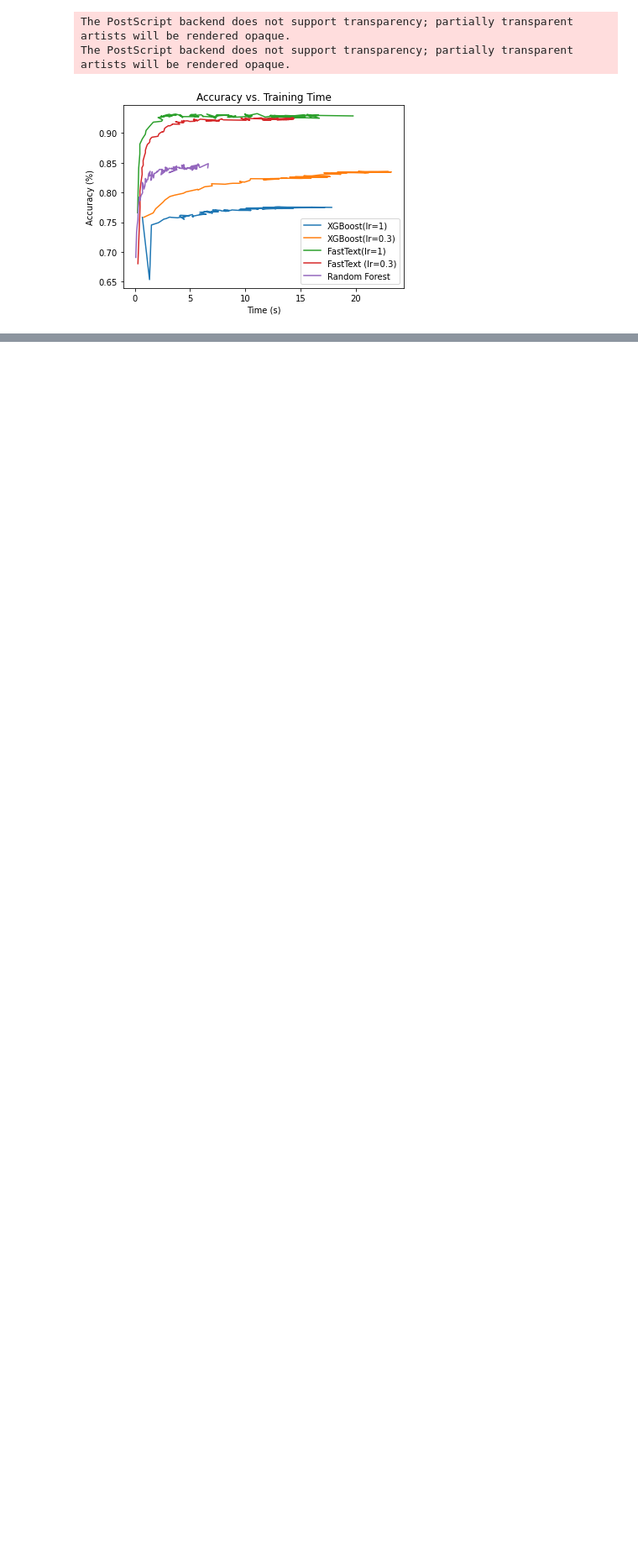
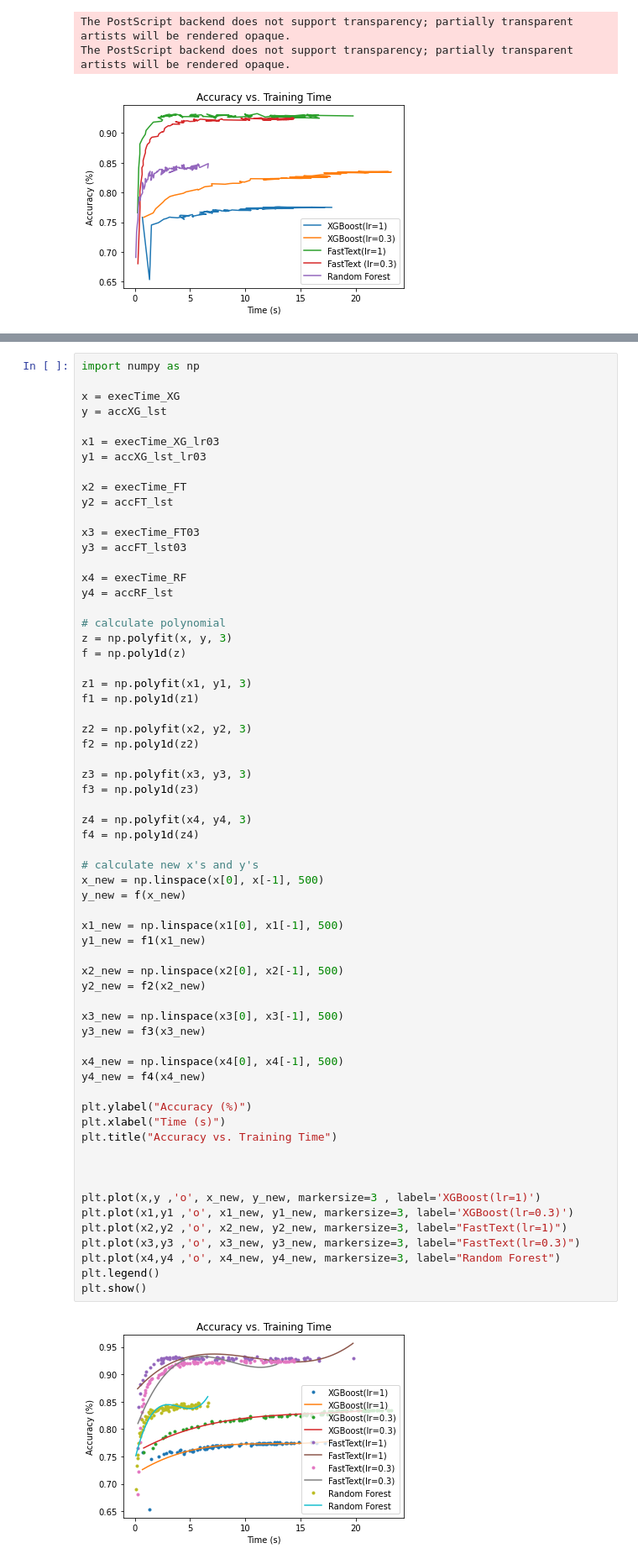
Before and after one commit to gennsev/tclass, a Jupyter notebook: Notebooks/Execution Time fastText & XGBoost.ipynb, the cells around one changed output, grey strips where cells are left out. Shown at 84% size. Drawn from its saved outputs; the diff is of its cells as text; blank space fills up the shorter version.

```diff
--- a/Notebooks/Execution Time fastText & XGBoost.ipynb
+++ b/Notebooks/Execution Time fastText & XGBoost.ipynb
@@ -363,0 +381,65 @@ The PostScript backend does not support transparency; partially transparent arti
+# %%
+import numpy as np
+
+x = execTime_XG
+y = accXG_lst
+
+x1 = execTime_XG_lr03
+y1 = accXG_lst_lr03
+
+x2 = execTime_FT
+y2 = accFT_lst
+
+x3 = execTime_FT03
+y3 = accFT_lst03
+
+x4 = execTime_RF
+y4 = accRF_lst
+
+# calculate polynomial
+z = np.polyfit(x, y, 3)
+f = np.poly1d(z)
+
+z1 = np.polyfit(x1, y1, 3)
+f1 = np.poly1d(z1)
+
+z2 = np.polyfit(x2, y2, 3)
+f2 = np.poly1d(z2)
+
+z3 = np.polyfit(x3, y3, 3)
+f3 = np.poly1d(z3)
+
+z4 = np.polyfit(x4, y4, 3)
+f4 = np.poly1d(z4)
+
+# calculate new x's and y's
+x_new = np.linspace(x[0], x[-1], 500)
+y_new = f(x_new)
+
+x1_new = np.linspace(x1[0], x1[-1], 500)
+y1_new = f1(x1_new)
+
+x2_new = np.linspace(x2[0], x2[-1], 500)
+y2_new = f2(x2_new)
+
+x3_new = np.linspace(x3[0], x3[-1], 500)
+y3_new = f3(x3_new)
+
+x4_new = np.linspace(x4[0], x4[-1], 500)
+y4_new = f4(x4_new)
+
+plt.ylabel("Accuracy (%)")
+plt.xlabel("Time (s)")
+plt.title("Accuracy vs. Training Time")
+
+
+
+plt.plot(x,y ,'o', x_new, y_new, markersize=3 , label='XGBoost(lr=1)')
+plt.plot(x1,y1 ,'o', x1_new, y1_new, markersize=3, label='XGBoost(lr=0.3)')
+plt.plot(x2,y2 ,'o', x2_new, y2_new, markersize=3, label="FastText(lr=1)")
+plt.plot(x3,y3 ,'o', x3_new, y3_new, markersize=3, label="FastText(lr=0.3)")
+plt.plot(x4,y4 ,'o', x4_new, y4_new, markersize=3, label="Random Forest")
+plt.legend()
+plt.show()
+# %% [output]
+[figure, added]
```
Also changed, not shown: parts of 1 cell of this notebook, 4 other files.
